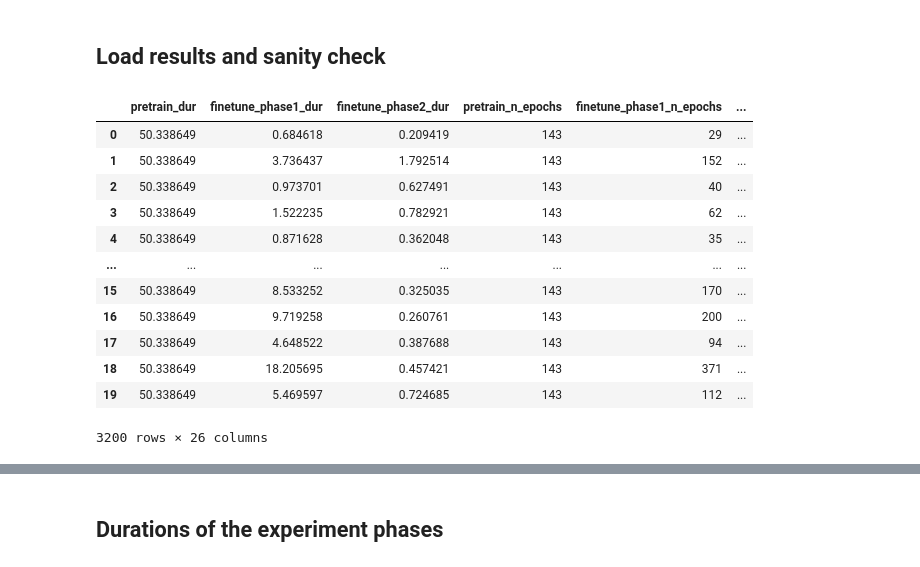
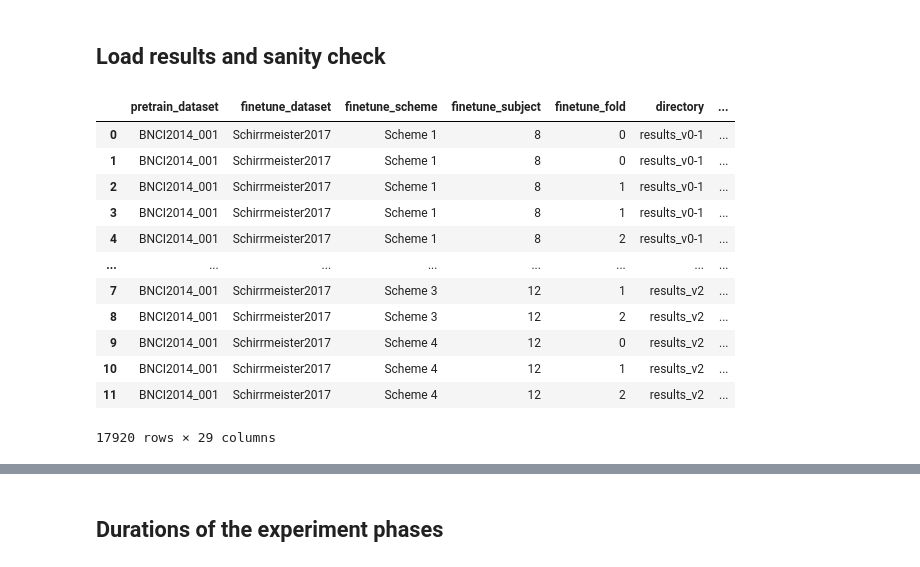
Before and after one commit to PierreGtch/CrossDataset_Xie2023, a Jupyter notebook: visualisation.ipynb, the cells around one changed output, grey strips where cells are left out. Saved outputs shown, nothing was run; the diff lists cells and outputs as text; code cells hidden in the pictures.

```diff
--- a/visualisation.ipynb
+++ b/visualisation.ipynb
@@ -9,26 +12,33 @@ import pandas as pd
 # %% [markdown]
 ## Load results and sanity check
+# %%
+# Combination of columns that should lead to a unique result within each file
+unique_cols = ['pretrain_dataset', 'finetune_dataset', 'finetune_scheme', 'finetune_subject',
+               'finetune_fold', 'directory', 'ref_channel']
 # %%
-results = []
-for path in Path('results').glob('*.csv'):
+results_all = []
+for path in Path('.').glob('results*/*.csv'):
     df = pd.read_csv(path)
+    df['path'] = str(path)
     df['file'] = path.name
-    results.append(df)
+    df['directory'] = path.parent.name
+    df = df.groupby(unique_cols, dropna=False).first().reset_index()
+    results_all.append(df)
 
-results = pd.concat(results)
+results_all = pd.concat(results_all)
 # %%
-results
+results_all
 # %% [output]
-|  | pretrain_dur | finetune_phase1_dur | finetune_phase2_dur | pretrain_n_epochs | finetune_phase1_n_epochs | ... |
-| 0 | 50.338649 | 0.684618 | 0.209419 | 143 | 29 | ... |
-| 1 | 50.338649 | 3.736437 | 1.792514 | 143 | 152 | ... |
-| 2 | 50.338649 | 0.973701 | 0.627491 | 143 | 40 | ... |
-| 3 | 50.338649 | 1.522235 | 0.782921 | 143 | 62 | ... |
-| 4 | 50.338649 | 0.871628 | 0.362048 | 143 | 35 | ... |
-| ... | ... | ... | ... | ... | ... | ... |
-| 15 | 50.338649 | 8.533252 | 0.325035 | 143 | 170 | ... |
-| 16 | 50.338649 | 9.719258 | 0.260761 | 143 | 200 | ... |
-| 17 | 50.338649 | 4.648522 | 0.387688 | 143 | 94 | ... |
-| 18 | 50.338649 | 18.205695 | 0.457421 | 143 | 371 | ... |
-| 19 | 50.338649 | 5.469597 | 0.724685 | 143 | 112 | ... |
+|  | pretrain_dataset | finetune_dataset | finetune_scheme | finetune_subject | finetune_fold | directory | ... |
+| 0 | BNCI2014_001 | Schirrmeister2017 | Scheme 1 | 8 | 0 | results_v0-1 | ... |
+| 1 | BNCI2014_001 | Schirrmeister2017 | Scheme 1 | 8 | 0 | results_v0-1 | ... |
+| 2 | BNCI2014_001 | Schirrmeister2017 | Scheme 1 | 8 | 1 | results_v0-1 | ... |
+| 3 | BNCI2014_001 | Schirrmeister2017 | Scheme 1 | 8 | 1 | results_v0-1 | ... |
+| 4 | BNCI2014_001 | Schirrmeister2017 | Scheme 1 | 8 | 2 | results_v0-1 | ... |
+| ... | ... | ... | ... | ... | ... | ... | ... |
+| 7 | BNCI2014_001 | Schirrmeister2017 | Scheme 3 | 12 | 1 | results_v2 | ... |
+| 8 | BNCI2014_001 | Schirrmeister2017 | Scheme 3 | 12 | 2 | results_v2 | ... |
+| 9 | BNCI2014_001 | Schirrmeister2017 | Scheme 4 | 12 | 0 | results_v2 | ... |
+| 10 | BNCI2014_001 | Schirrmeister2017 | Scheme 4 | 12 | 1 | results_v2 | ... |
+| 11 | BNCI2014_001 | Schirrmeister2017 | Scheme 4 | 12 | 2 | results_v2 | ... |
-3200 rows × 26 columns
+17920 rows × 29 columns
```
Also changed, not shown: parts of 29 cells of this notebook.
